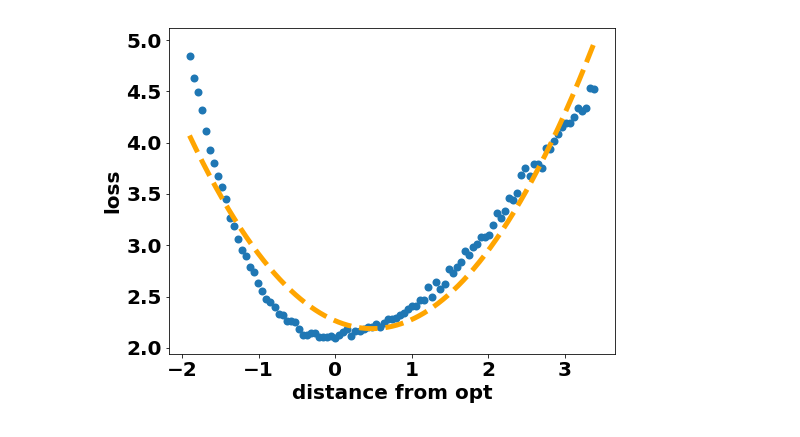
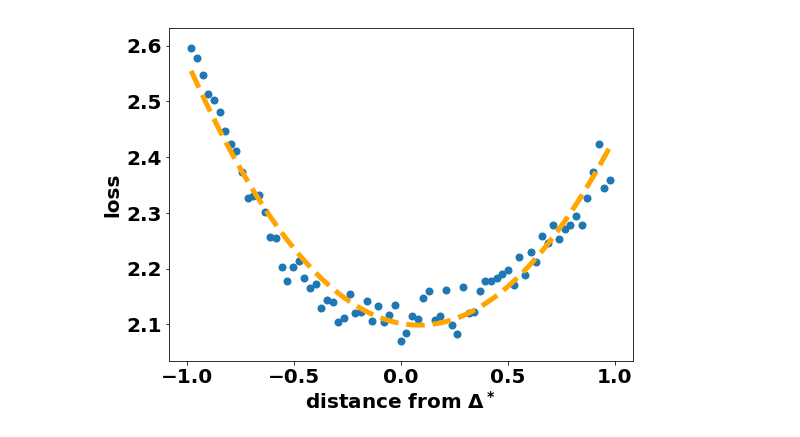
Before and after one commit to ynahshan/nn-quantization-pytorch, a Jupyter notebook: jupyter/quadratic_loss_opt.ipynb, the cells around one changed output. Saved outputs shown, nothing was run; the diff lists cells and outputs as text; code cells hidden in the pictures.

```diff
--- a/jupyter/quadratic_loss_opt.ipynb
+++ b/jupyter/quadratic_loss_opt.ipynb
@@ -17,19 +17,24 @@ temp = points - opt_point.reshape(1, -1)
 temp -= temp[0]
 dist = np.sqrt(np.sum(temp**2, axis=1))
 dist -= dist[np.argmin(loss)]
+loss = np.array(loss)[(dist > -1) & (dist < 1)]
+dist = dist[(dist > -1) & (dist < 1)]
 # %%
 plt.rcParams['figure.figsize'] = [8, 6]
 font = {'weight' : 'normal', 'size': 20, 'weight': 'bold'}
 matplotlib.rc('font', **font)
 
 plt.scatter(dist, loss, linewidth=2);
 
 plt.ylabel('loss', fontsize=20, weight='bold')
-plt.xlabel('distance from opt', fontsize=20, weight='bold');
+plt.xlabel('distance from $\Delta^*$', fontsize=20, weight='bold');
 
 xp = np.linspace(np.min(dist), np.max(dist), 1000)
 z = np.polyfit(dist, loss, 2)
 y = np.poly1d(z)
 plt.plot(xp, y(xp), '--', linewidth=5, c='orange');
+
+plt.tight_layout()
+plt.savefig('../fig/resnet18_quadratic_loss_vs_distance.pdf')
 # %% [output]
-[figure, old version]
+[figure, new version]
```
Also changed, not shown: 15 other files.
